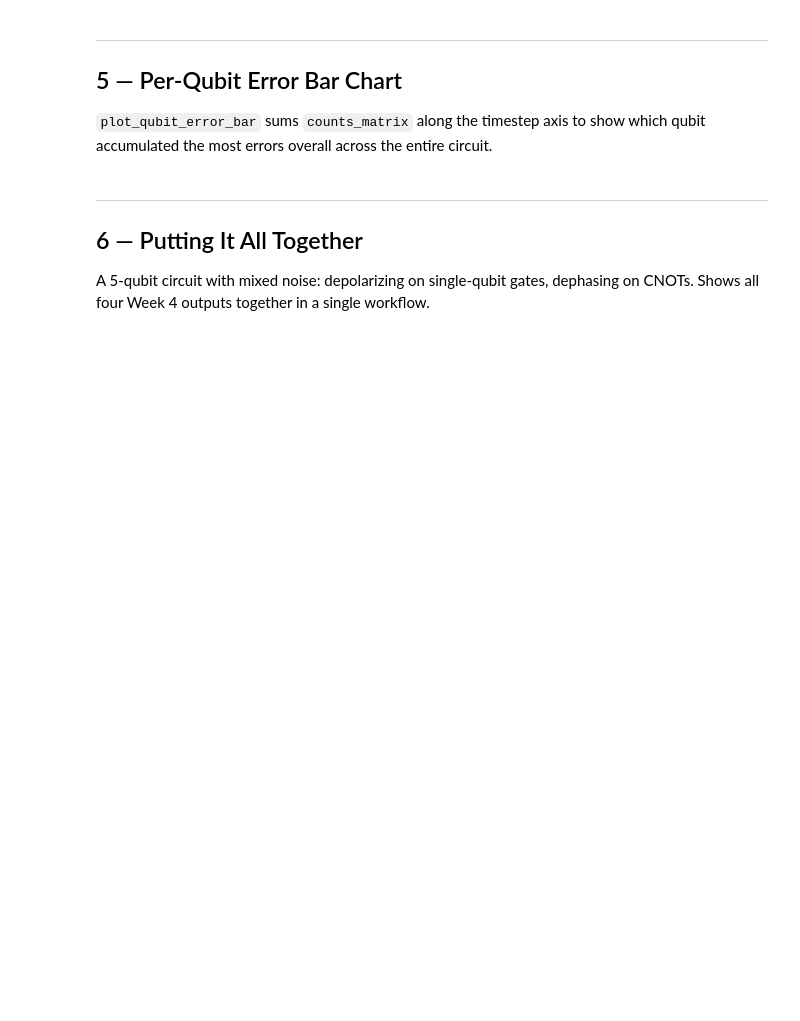
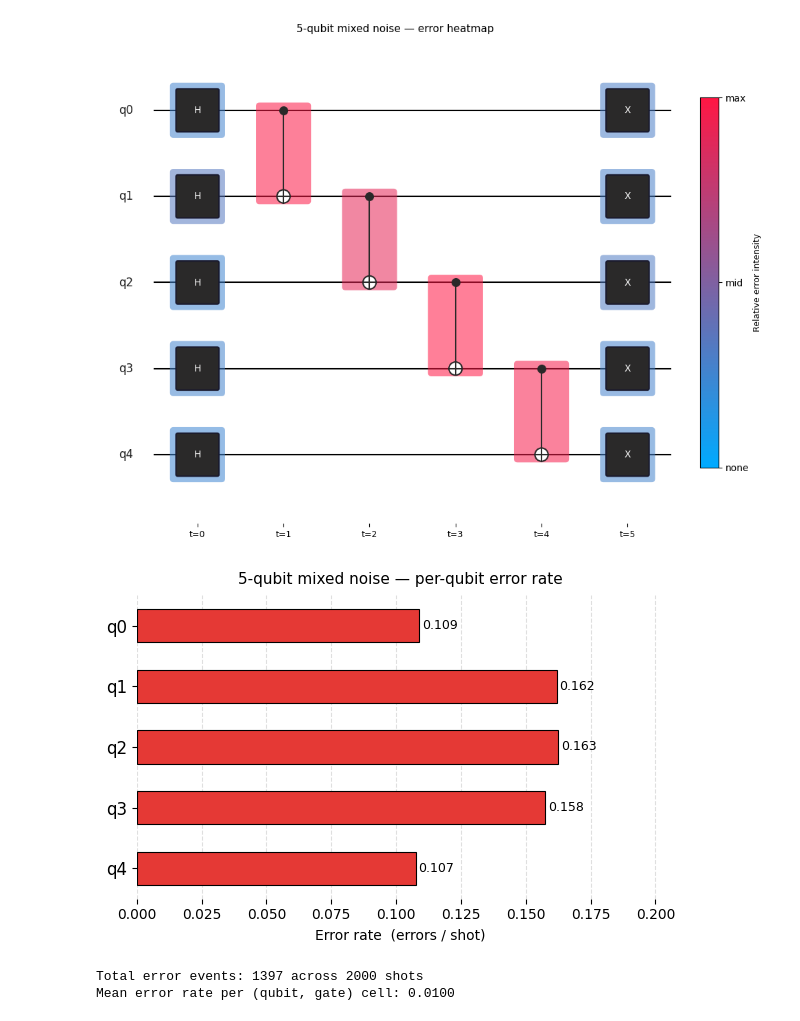
Before and after one commit to dtsaxum-oss/NoisiQ, a Jupyter notebook: weekly_notebooks/week_4_notebook.ipynb, the cells around one changed output. Cells and saved outputs as stored; diff of their text form; code cells hidden in the pictures; blank space fills up the shorter version.

```diff
--- a/weekly_notebooks/week_4_notebook.ipynb
+++ b/weekly_notebooks/week_4_notebook.ipynb
@@ -308,6 +112,0 @@ plt.show()
-# %% [markdown]
----
-## 5 — Per-Qubit Error Bar Chart
-
-`plot_qubit_error_bar` sums `counts_matrix` along the timestep axis to show which qubit
-accumulated the most errors overall across the entire circuit.
@@ -327,38 +113,53 @@ for q in range(result.n_qubits):
-# %% [markdown]
----
-## 6 — Putting It All Together
-
-A 5-qubit circuit with mixed noise: depolarizing on single-qubit gates, dephasing on CNOTs.
-Shows all four Week 4 outputs together in a single workflow.
 # %%
-# Build a 5-qubit circuit: H layer (t=0), CNOT chain (t=1..4), X layer (t=5)
-# CNOT(q, q+1) gates share qubit q+1 with the next CNOT, so they are physically
-# sequential — each gets its own time step. X gates on distinct qubits can share t=5.
-c5 = Circuit(n_qubits=5, name="five_qubit_mixed")
-for q in range(5):
-    c5.add_gate(gates.H, (q,), t=0)
-for q in range(4):
-    c5.add_gate(gates.CNOT, (q, q + 1), t=q + 1)   # t=1,2,3,4 — sequential chain
-for q in range(5):
-    c5.add_gate(gates.X, (q,), t=5)
+# 5-qubit circuit: H layer (t=0), CNOT chain (t=1), X layer (t=2)
+from noisiq.ir import Circuit, gates
+from noisiq.noise import DepolarizingChannel, DephaseChannel
+from noisiq.visualization import plot_error_heatmap, plot_qubit_error_bar
+from noisiq.backends import ManyShotRunner
+
+
+# Two ways of writing a circuit
+
+# Method one :
+# c5 = Circuit(n_qubits=5, name="five_qubit_mixed")
+# for q in range(5):
+#     c5.add_gate(gates.H, (q,))
+# for q in range(4):
+#     c5.add_gate(gates.CNOT, (q, q + 1))
+# for q in range(5):
+#     c5.add_gate(gates.X, (q,), t=5)
+
+# Method Two :
+c5 = (
+    Circuit(5, name = "five_qubit_mixed")
+    .h(0).h(1).h(2).h(3).h(4)
+    .cnot(0, 1).cnot(1, 2).cnot(2, 3).cnot(3, 4)
+    .x(0, t=5).x(1, t=5).x(2, t=5).x(3, t=5).x(4, t=5)
+)
 
 # Mixed noise: depolarizing on H and X, dephasing on CNOTs
 noise_map = {}
 for i, op in enumerate(c5.operations):
     if op.gate.name.upper() in ("H", "X"):
         noise_map[i] = DepolarizingChannel(p=0.03).to_pauli_error()
     elif op.gate.name.upper() == "CNOT":
         noise_map[i] = DephaseChannel(p=0.05).to_pauli_error()
 
+runner = ManyShotRunner()
 result5 = runner.run(c5, n_shots=2000, noise_config=noise_map, seed=42)
 
-# — Heatmap
+# — Heatmap (figsize auto-computed from circuit dimensions)
 plot_error_heatmap(result5, c5, title="5-qubit mixed noise — error heatmap")
 plt.show()
 
 # — Per-qubit bar
 plot_qubit_error_bar(result5, title="5-qubit mixed noise — per-qubit error rate")
 plt.show()
 
 print(f"\nTotal error events: {result5.counts_matrix.sum()} across {result5.n_shots} shots")
 print(f"Mean error rate per (qubit, gate) cell: {result5.error_rate_matrix.mean():.4f}")
+# %% [output]
+[figure, added]
+[figure, added]
+Total error events: 1397 across 2000 shots
+Mean error rate per (qubit, gate) cell: 0.0100
```
Also changed, not shown: parts of 16 cells of this notebook, 6 other files.
